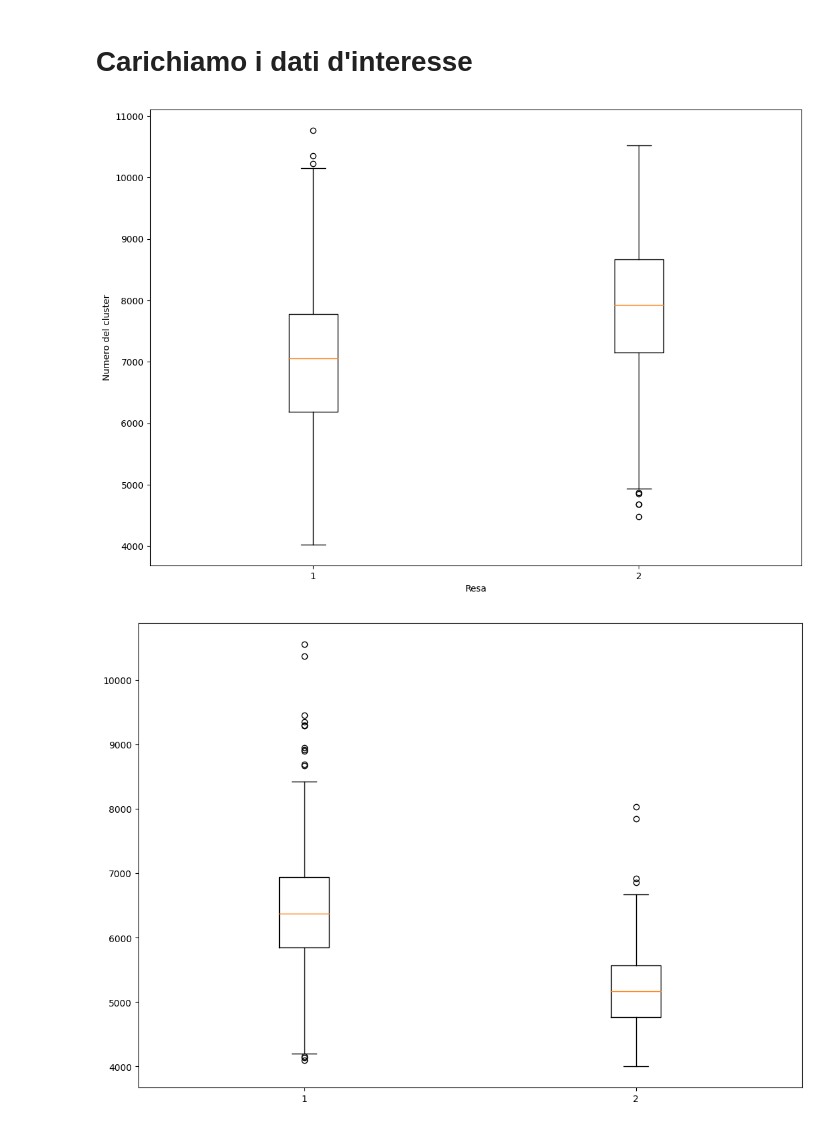
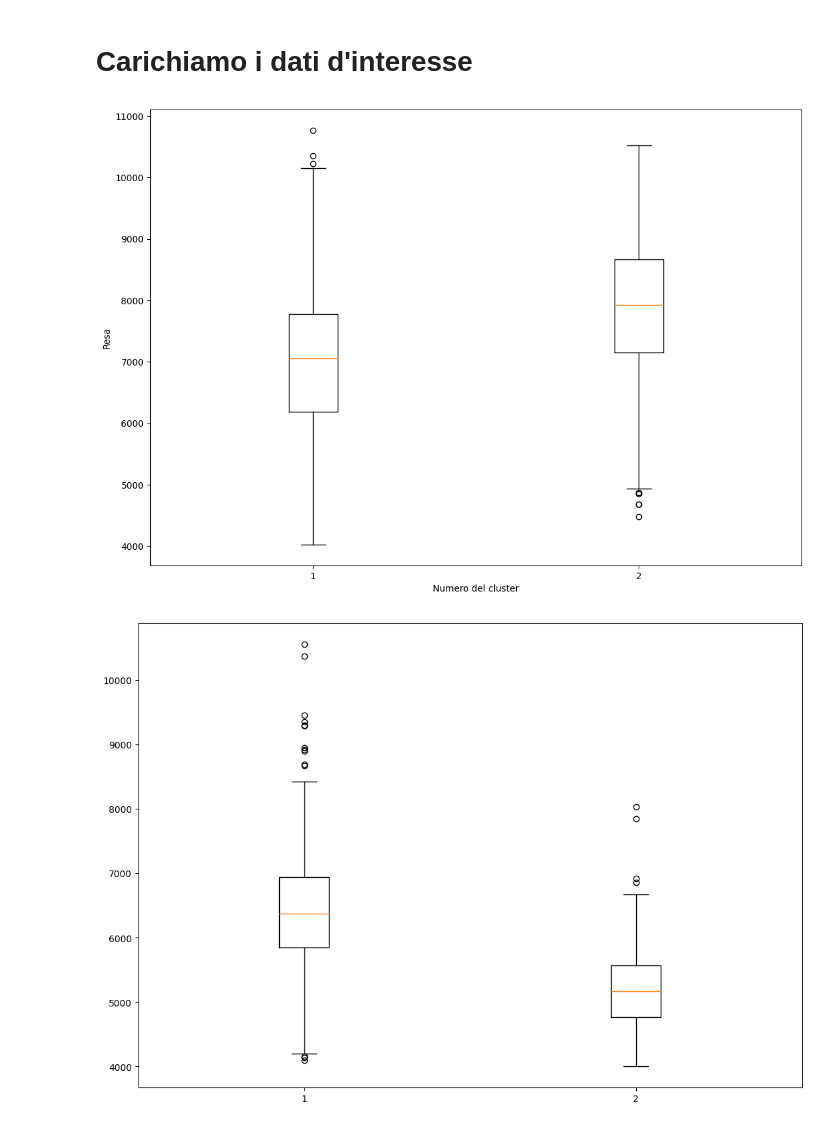
Before and after one commit to Simone-Scalella/BigDataProject, a Jupyter notebook: boxplot.ipynb, the cells around one changed output. Drawn from its saved outputs; the diff is of its cells as text; code cells hidden in the pictures.

```diff
--- a/boxplot.ipynb
+++ b/boxplot.ipynb
@@ -24,24 +24,24 @@ with open('./pickles/rese_total_6.pickle', 'rb') as handle:
 # %%
 fig = plt.figure(figsize =(10, 7))
 
 stampa = []
 xplot = 13
 yplot = 0
 for a in range(0,num_cluster):
     stampa.append(rese_total_3[xplot,yplot,a])
 
 # Creating axes instance
 ax = fig.add_axes([0, 0, 1, 1])
 
 # Creating plot
 bp = ax.boxplot(stampa)
 
-plt.xlabel('Resa')
-plt.ylabel('Numero del cluster')
+plt.xlabel('Numero del cluster')
+plt.ylabel('Resa')
 # show plot
 plt.show()
 # %% [output]
-[figure, old version]
+[figure, new version]
 # %%
 fig = plt.figure(figsize =(10, 7))
 
```
Also changed, not shown: parts of 3 cells of this notebook, 2 other files.
